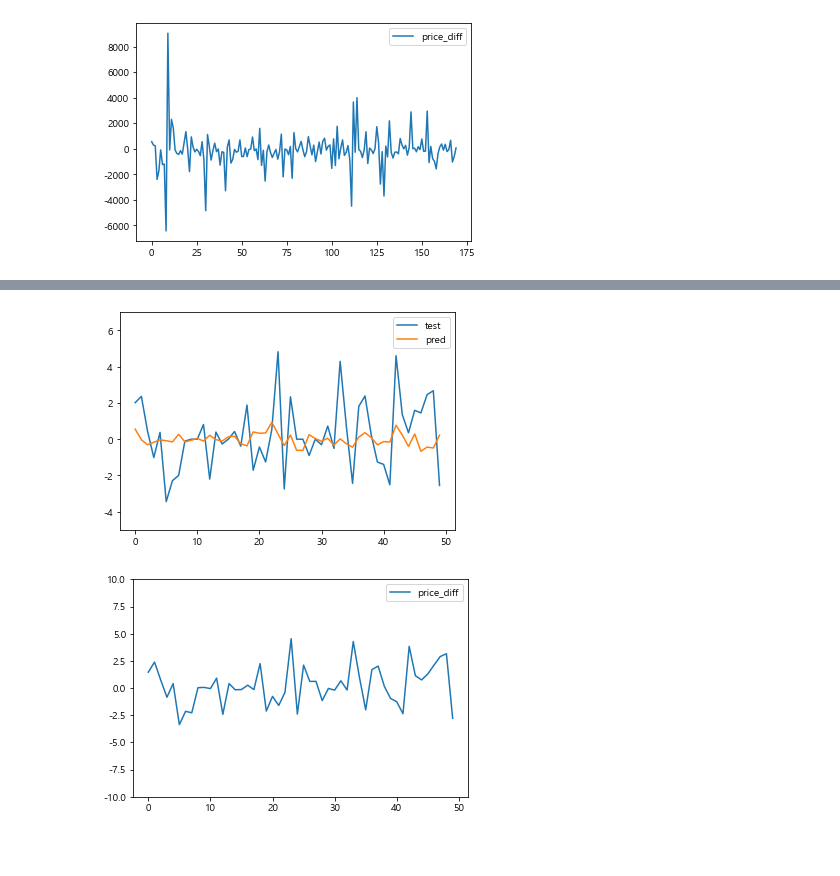
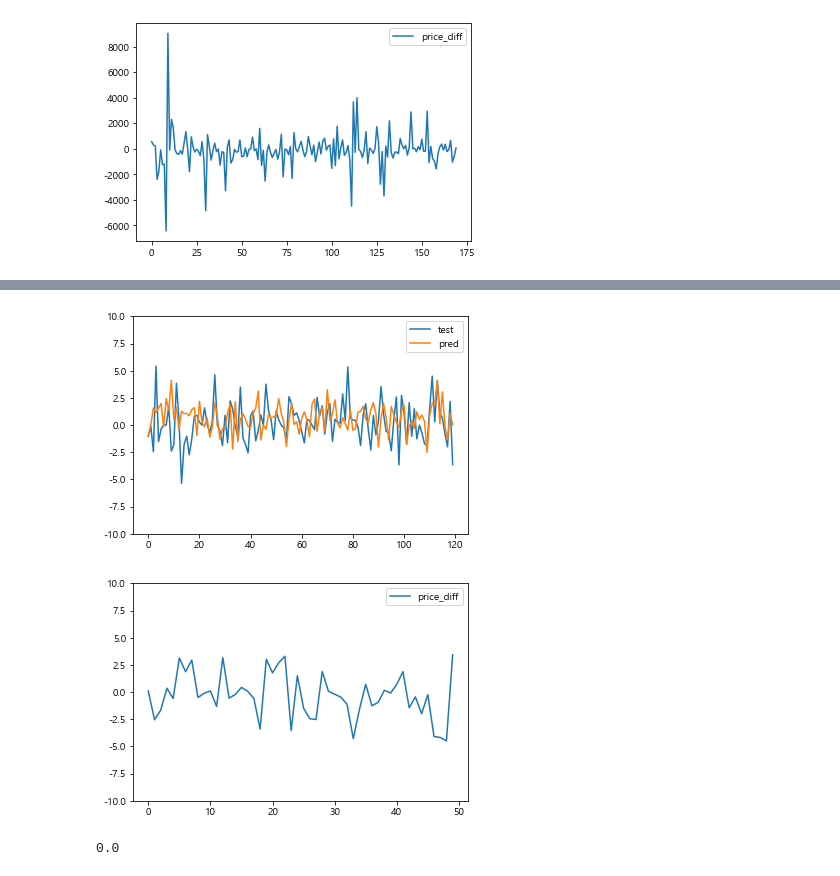
Before and after one commit to ghdakrk/Study_quant, a Jupyter notebook: momentum.ipynb, the cells around one changed output, grey strips where cells are left out. Saved outputs shown, nothing was run; the diff lists cells and outputs as text; code cells hidden in the pictures; blank space fills up the shorter version.

```diff
--- a/momentum.ipynb
+++ b/momentum.ipynb
@@ -143,7 +143,7 @@ See the caveats in the documentation: https://pandas.pydata.org/pandas-docs/stab
 # %%
 df['일계도비율'][0] = 0
 for i in range(1, len(seri)):
-    df['일계도비율'][i] = df['종가'][i-1] / df['종가'][i]
+    df['일계도비율'][i] = (1-(df['종가'][i-1] / df['종가'][i]))*100
 df.head()
 # %% [output]
 A value is trying to be set on a copy of a slice from a DataFrame
@@ -296,20 +296,26 @@ df[10:15]
 # %%
 df_diff1 = df['일계도비율']
 df_diff1 = np.array(df_diff1)
-data_x = [df_diff1[i:i+20] for i in range(1350)]
-data_y = [df_diff1[i+21] for i in range(1350)]
+data_x = np.array([np.array(df_diff1[i:i+20]) for i in range(1350)])
+data_y = np.array([df_diff1[i+21] for i in range(1350)])
+data_x1 = data_x.copy()
+data_y1 = data_y.copy()
+
+for i in range(len(data_x)):
+    for j in range(len(data_x1[i])):
+        data_x1[i][j] =  data_x[i][j]*(i+1)/20
+
+for i in range(len(data_y)):
+    data_y1[i] = data_y[i] / 10
+
 train_x, test_x, train_y, test_y = train_test_split(
-    data_x, data_y, test_size=0.3, random_state=1)
+    data_x, data_y, test_size=0.3, random_state=3)
 
 model = linear_model.LinearRegression()
 model.fit(train_x, train_y)
-pred_y = model.predict(test_x)
-trans_pred = pred_y.copy()
-# for i in range(len(pred_y)):
-#     if pred_y[i] < 0.5:
-#         trans_pred[i] = 0
-#     else:
-#         trans_pred[i] = 1
+pred_y = model.predict(test_x) * 5
+trans_pred = np.array(pred_y.copy())
+
 mae = mean_absolute_error(test_y, trans_pred)  # mae=mse (output=0,1)
 
 round(mae, 2)
@@ -318,15 +344,21 @@ round(mae, 2)
 # %%
-plt.plot(np.array(test_y[250:300])*100-100)
-plt.plot(np.array(trans_pred[250:300])*100-100)
+plt.plot(np.array(test_y[100:220]))
+plt.plot(np.array(trans_pred[100:220]))
 plt.legend(['test','pred'])
-plt.ylim([-5,7])
+plt.ylim([-10,10])
 plt.show()
 # %% [output]
-[figure, old version]
+[figure, new version]
 # %%
-plt.plot(np.array(test_y[250:300])*100 - np.array(trans_pred[250:300])*100)
+plt.plot(np.array(test_y[250:300]) - np.array(trans_pred[250:300])*4)
 plt.legend(['price_diff'])
 plt.ylim([-10,10])
 plt.show()
 # %% [output]
-[figure, old version]
+[figure, new version]
+# %%
+from statsmodels.tsa.stattools import coint
+score, pvalue, _ = coint(pred_y,test_y)
+pvalue
+# %% [output]
+0.0
```
Also changed, not shown: parts of 5 cells of this notebook, 1 other file.
